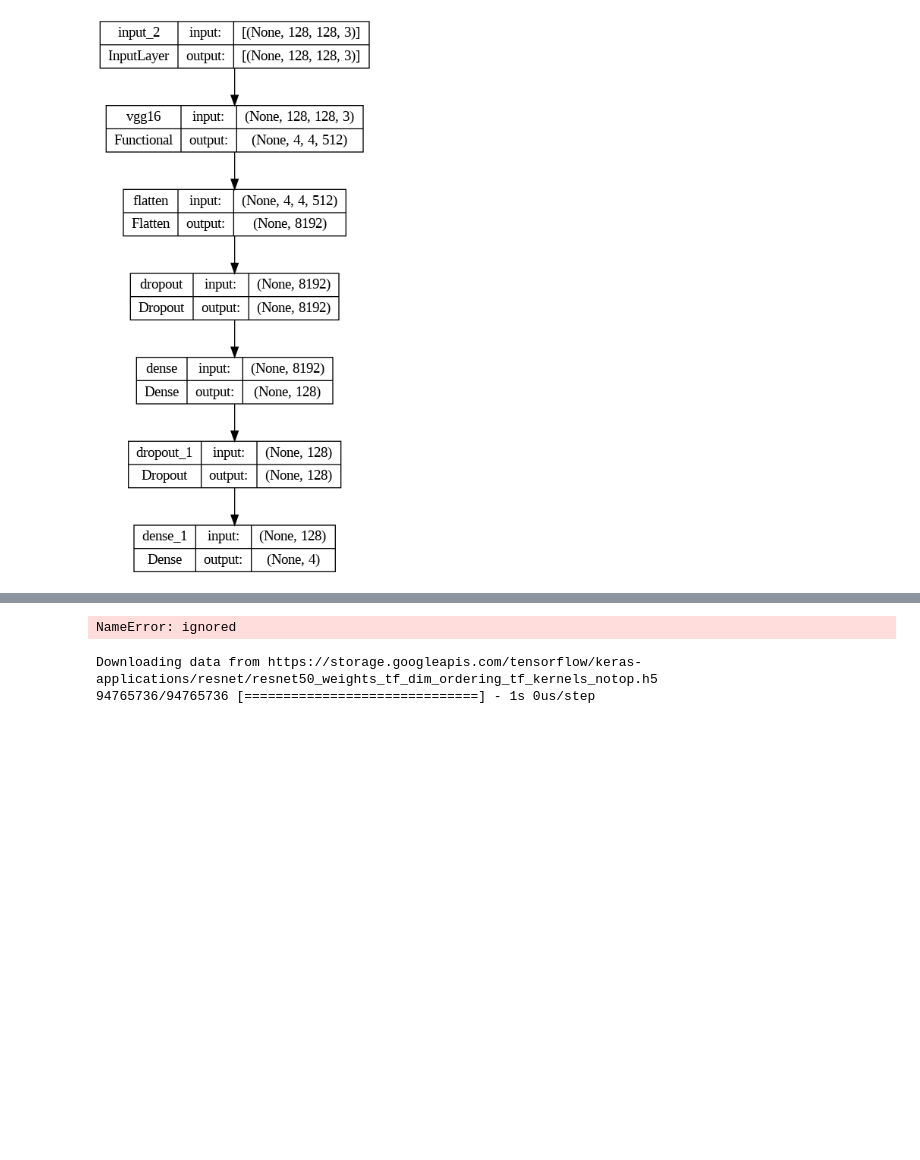
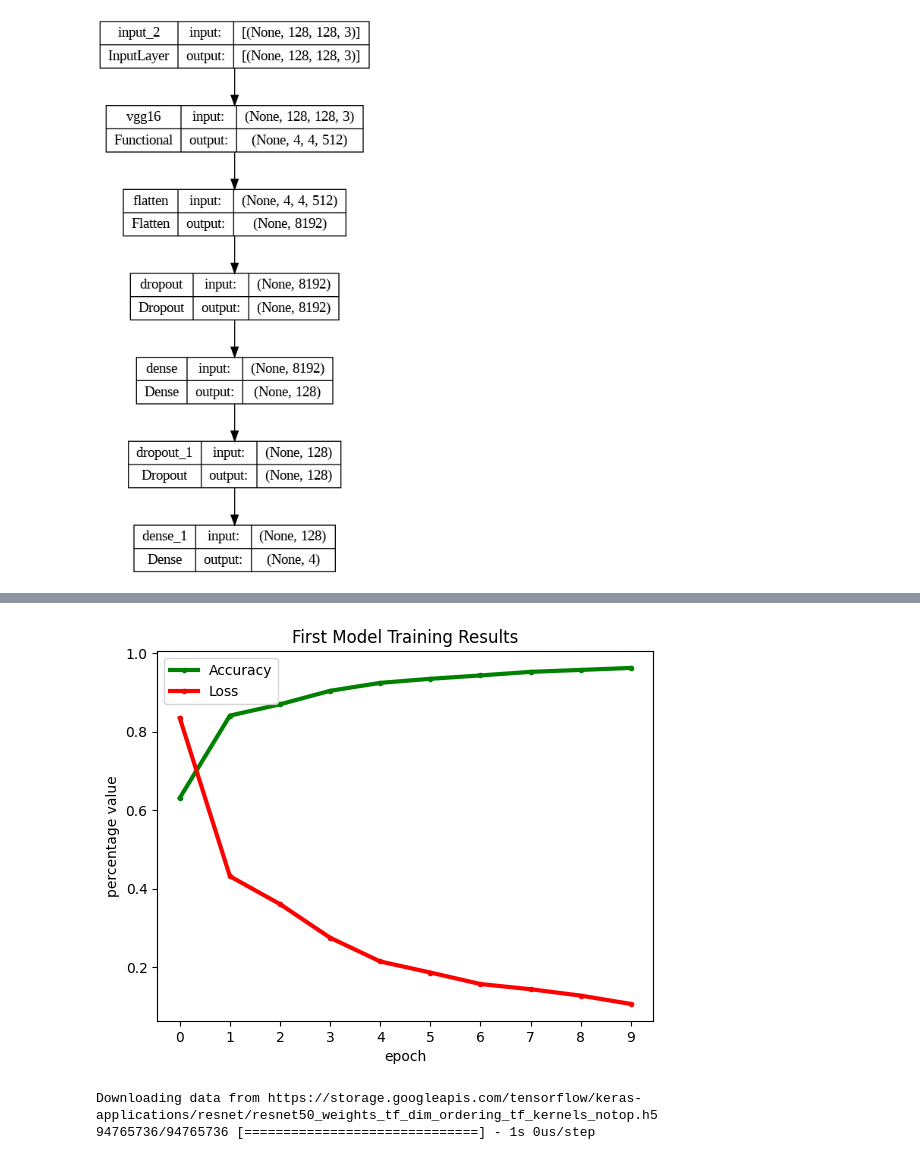
Before and after one commit to rockaguirre/Neuro-140-Project, a Jupyter notebook: neuro140_final_project.ipynb, the cells around one changed output, grey strips where cells are left out. Drawn from its saved outputs; the diff is of its cells as text; code cells hidden in the pictures; blank space fills up the shorter version.

```diff
--- a/neuro140_final_project.ipynb
+++ b/neuro140_final_project.ipynb
@@ -178,14 +197,14 @@ Epoch 1/10
 # %%
 plt.plot(history.history['sparse_categorical_accuracy'], '.g-', linewidth=3)
 plt.plot(history.history['loss'], '.r-', linewidth=3)
-plt.titel('First Model Training Results')
+plt.title('First Model Training Results')
 plt.xlabel('epoch')
 plt.ylabel('percentage value')
 plt.xticks([x for x in range(epochs)])
 plt.legend(['Accuracy', 'Loss'], loc='upper left')
 plt.show()
 # %% [output]
-NameError: ignored
+[figure, added]
 # %%
 second_general_model = ResNet50(input_shape=(image_size,image_size,3), include_top=False, weights='imagenet')
 # set beginning layers to non-trainable to retain pre-trained weights from imagenet
```
Also changed, not shown: parts of 2 cells of this notebook.
